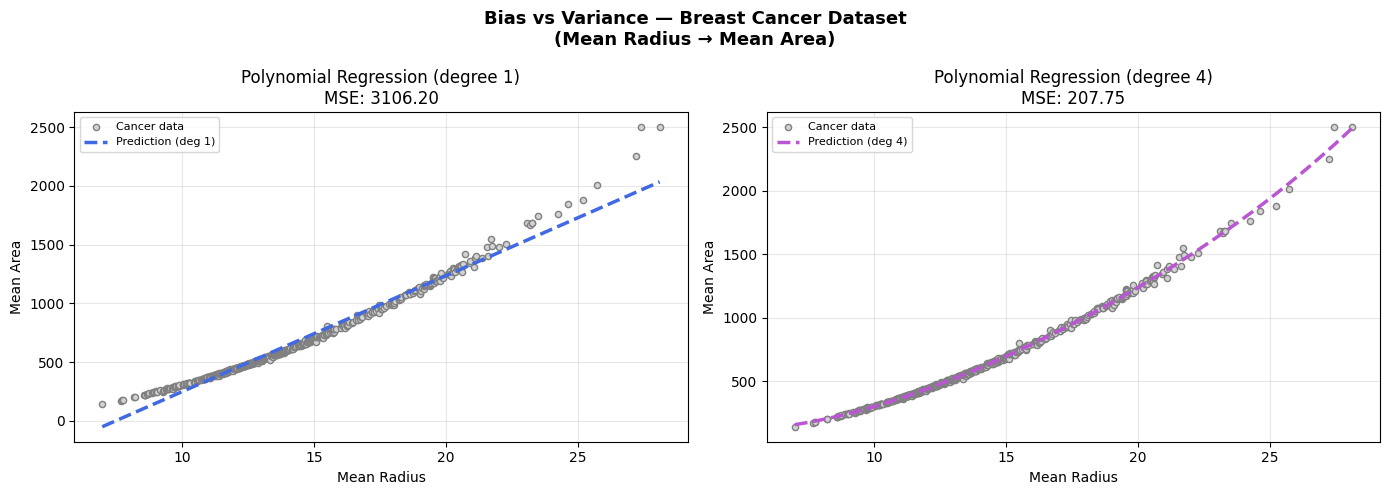
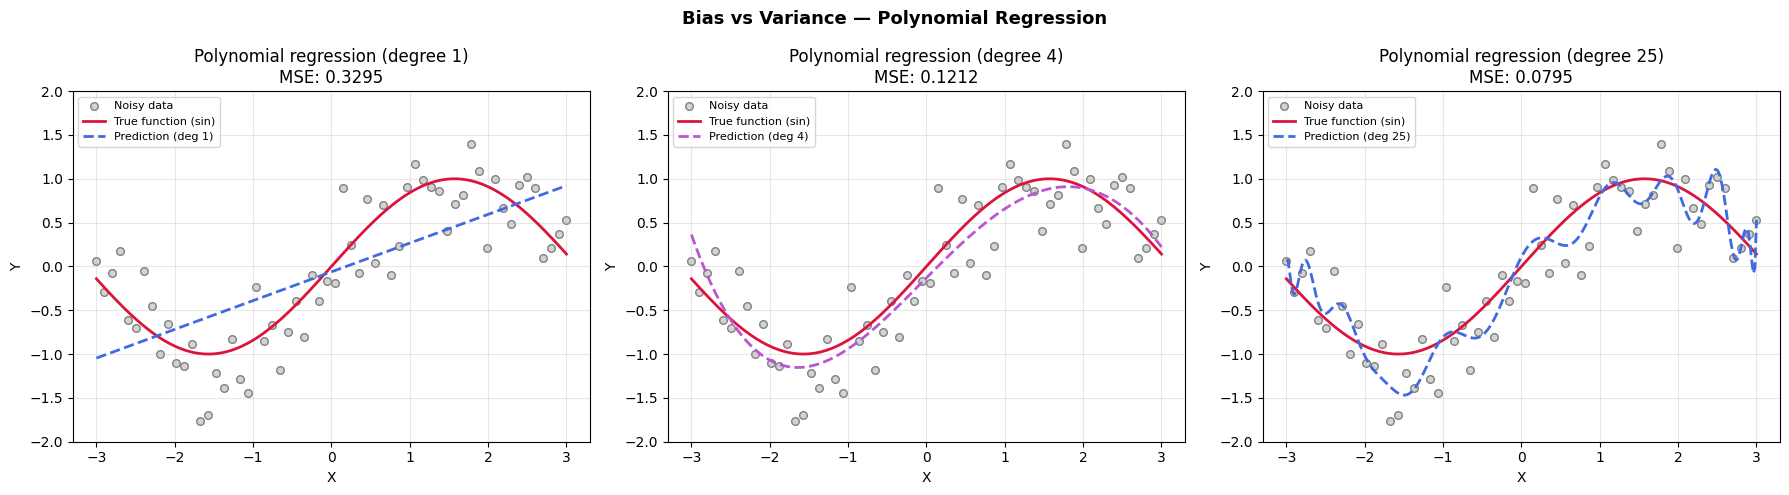
Code edit (unified diff) that turned the first committed figure into the second:
--- before
+++ after
@@ -1,5 +1,4 @@
 import numpy as np
 import matplotlib.pyplot as plt
-from sklearn.datasets import load_breast_cancer
 from sklearn.preprocessing import PolynomialFeatures
 from sklearn.linear_model import LinearRegression
@@ -7,39 +6,36 @@
 from sklearn.pipeline import Pipeline
 
-# Cargar dataset de cáncer
-data = load_breast_cancer()
-X_raw = data.data[:, 0]
-y_raw = data.data[:, 3]
+np.random.seed(42)
 
-sort_idx = np.argsort(X_raw)
-X_sorted = X_raw[sort_idx]
-y_sorted = y_raw[sort_idx]
+# Datos
+X = np.linspace(-3, 3, 60)
+y_true = np.sin(X)
+y_noisy = y_true + np.random.normal(0, 0.4, 60)
+X_plot = np.linspace(-3, 3, 300)
 
-X_plot = np.linspace(X_sorted.min(), X_sorted.max(), 300)
-
-def plot_poly_cancer(degree, ax, color_pred):
+def plot_poly(degree, ax, color_pred):
     model = Pipeline([
         ('poly', PolynomialFeatures(degree=degree)),
         ('lin', LinearRegression())
     ])
-    model.fit(X_sorted.reshape(-1, 1), y_sorted)
-    mse = mean_squared_error(y_sorted, model.predict(X_sorted.reshape(-1, 1)))
+    model.fit(X.reshape(-1, 1), y_noisy)
+    mse = mean_squared_error(y_noisy, model.predict(X.reshape(-1, 1)))
     y_pred = model.predict(X_plot.reshape(-1, 1))
 
-    ax.scatter(X_sorted, y_sorted, color='lightgray', edgecolors='gray',
-               s=20, zorder=2, label='Cancer data')
-    ax.plot(X_plot, y_pred, color=color_pred, lw=2.5,
-            linestyle='--', label=f'Prediction (deg {degree})')
-    ax.set_title(f'Polynomial Regression (degree {degree})\nMSE: {mse:.2f}')
-    ax.set_xlabel('Mean Radius')
-    ax.set_ylabel('Mean Area')
+    ax.scatter(X, y_noisy, color='lightgray', edgecolors='gray', s=30, label='Noisy data')
+    ax.plot(X_plot, np.sin(X_plot), color='crimson', lw=2, label='True function (sin)')
+    ax.plot(X_plot, y_pred, color=color_pred, lw=2, linestyle='--', label=f'Prediction (deg {degree})')
+    ax.set_title(f'Polynomial regression (degree {degree})\nMSE: {mse:.4f}')
+    ax.set_xlabel('X')
+    ax.set_ylabel('Y')
+    ax.set_ylim(-2, 2)
     ax.legend(fontsize=8)
     ax.grid(True, alpha=0.3)
 
-fig, axes = plt.subplots(1, 2, figsize=(14, 5))
-plot_poly_cancer(1, axes[0], color_pred='royalblue')
-plot_poly_cancer(4, axes[1], color_pred='mediumorchid')
-plt.suptitle('Bias vs Variance — Breast Cancer Dataset\n(Mean Radius → Mean Area)',
-             fontsize=13, fontweight='bold')
+fig, axes = plt.subplots(1, 3, figsize=(18, 5))
+plot_poly(1,  axes[0], color_pred='royalblue')
+plot_poly(4,  axes[1], color_pred='mediumorchid')
+plot_poly(25, axes[2], color_pred='royalblue')
+plt.suptitle('Bias vs Variance — Polynomial Regression', fontsize=13, fontweight='bold')
 plt.tight_layout()
 plt.show()

Commit: Homework